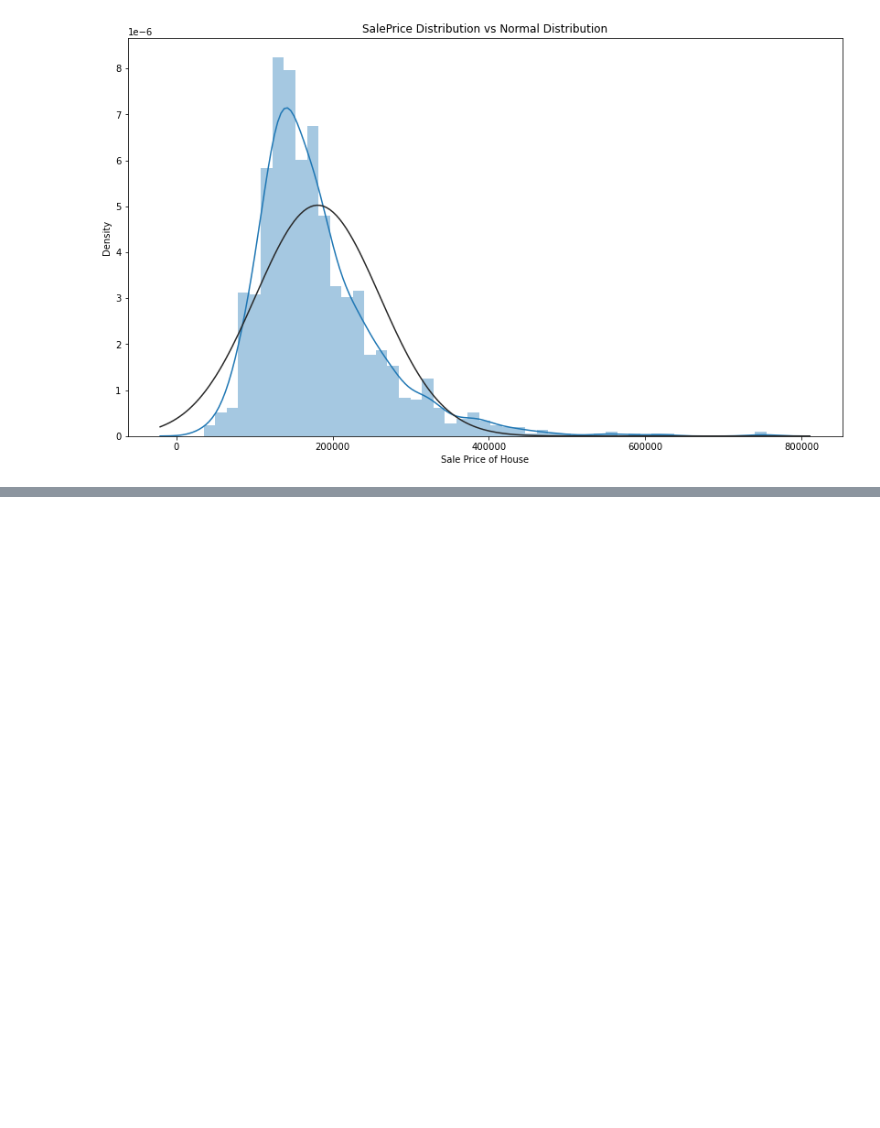
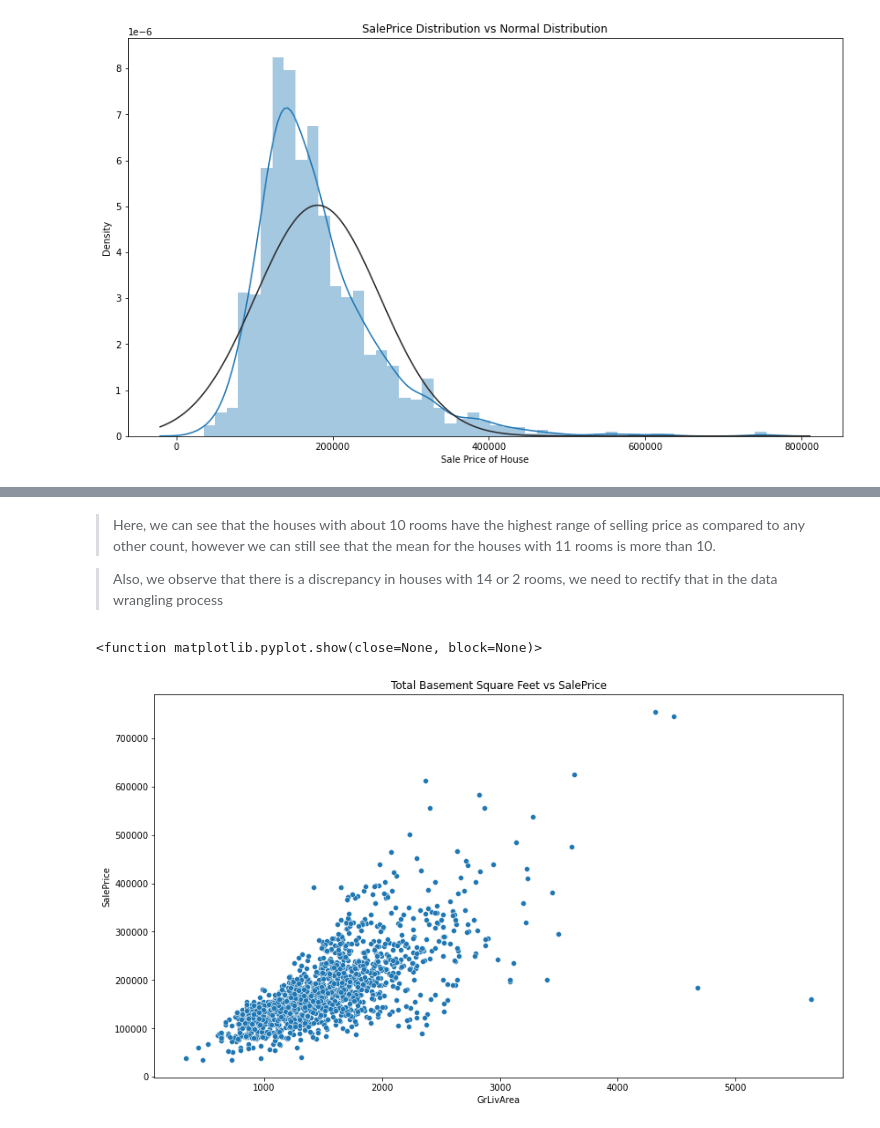
Before and after one commit to gopala-goyal/housing-prices-predictive-modelling, a Jupyter notebook: Housing_Prices_Prediction.ipynb, the cells around one changed output, grey strips where cells are left out. Drawn from its saved outputs; the diff is of its cells as text; code cells hidden in the pictures; blank space fills up the shorter version.

Commit message:
Eda and wrangling

```diff
--- a/Housing_Prices_Prediction.ipynb
+++ b/Housing_Prices_Prediction.ipynb
@@ -152,0 +171,13 @@ Name: YearRemodAdd, dtype: float64
+# %% [markdown]
+> Here, we can see that the houses with about 10 rooms have the highest range of selling price as compared to any other count, however we can still see that the mean for the houses with 11 rooms is more than 10.
+
+> Also, we observe that there is a discrepancy in houses with 14 or 2 rooms, we need to rectify that in the data wrangling process
+# %%
+#GrLivArea vs SalePrice
+plt.figure(figsize = (14,8))
+sns.scatterplot(x="GrLivArea", y="SalePrice", data=hp_tr)
+plt.title("Total Basement Square Feet vs SalePrice")
+plt.show
+# %% [output]
+<function matplotlib.pyplot.show(close=None, block=None)>
+[figure, added]
```
Also changed, not shown: parts of 25 cells of this notebook.
